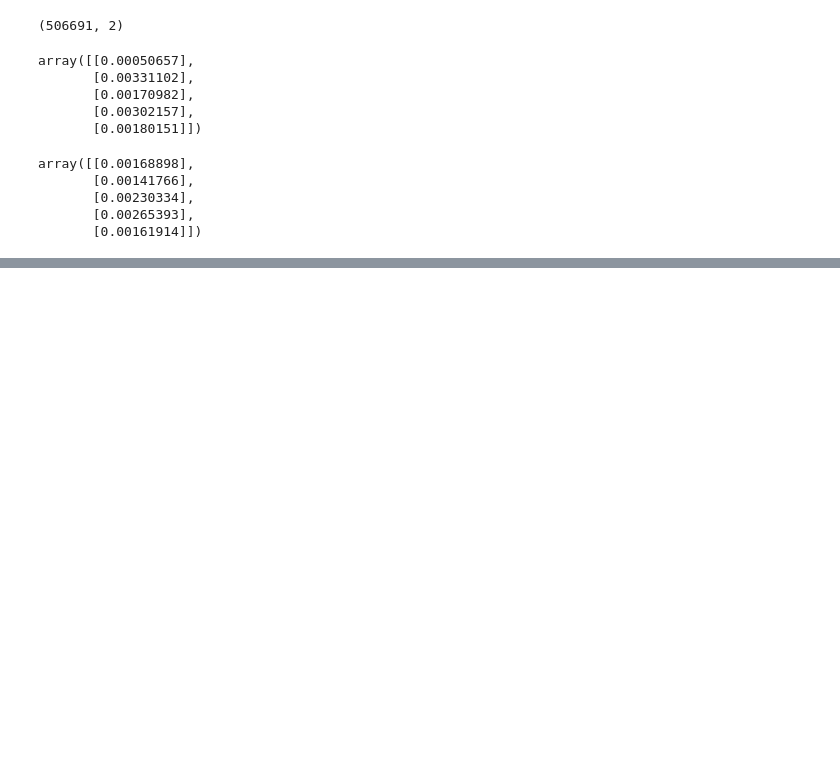
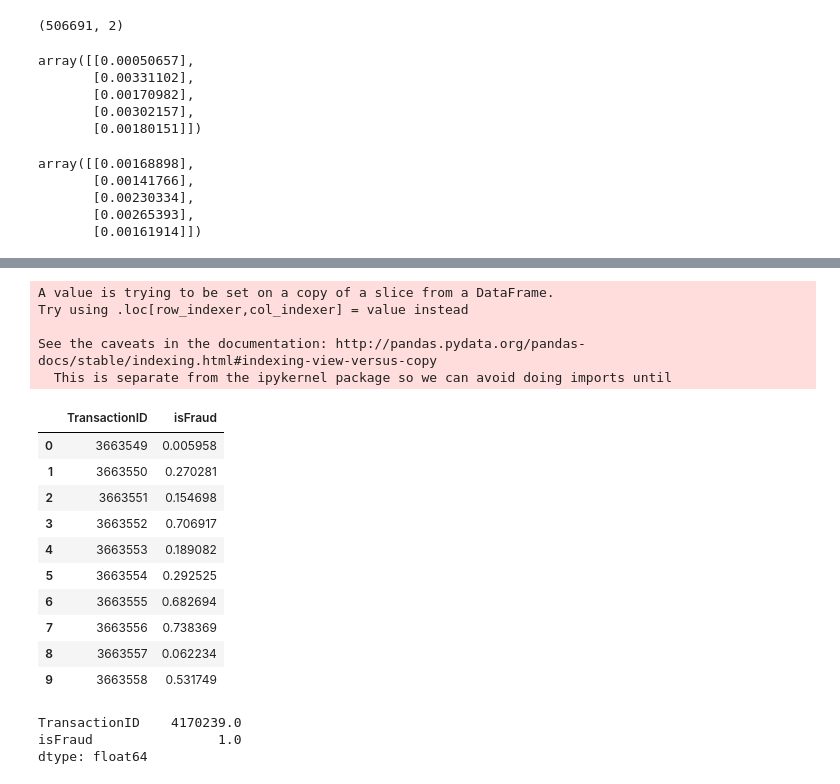
Before and after one commit to rodgomrod/kaggle_ieee_fraud, a Jupyter notebook: ensembler.ipynb, the cells around one changed output, grey strips where cells are left out. Drawn from its saved outputs; the diff is of its cells as text; code cells hidden in the pictures; blank space fills up the shorter version.

```diff
--- a/ensembler.ipynb
+++ b/ensembler.ipynb
@@ -146,0 +208,30 @@ sub.to_csv('submissions/20190831_ensemble_xgb_lgb.csv', sep=',', header=True, in
+# %%
+df_sub['isFraud'] = (df_sub.rank_l + df_sub.rank_c + df_sub.rank_x) / 3
+df_sub_final = df_sub[['TransactionID', 'isFraud']]
+df_sub_final['isFraud'] = df_sub_final.isFraud / df_sub_final.isFraud.max()
+# %% [output]
+A value is trying to be set on a copy of a slice from a DataFrame.
+Try using .loc[row_indexer,col_indexer] = value instead
+
+See the caveats in the documentation: http://pandas.pydata.org/pandas-docs/stable/indexing.html#indexing-view-versus-copy
+  This is separate from the ipykernel package so we can avoid doing imports until
+# %%
+df_sub_final.head(10)
+# %% [output]
+|  | TransactionID | isFraud |
+| 0 | 3663549 | 0.005958 |
+| 1 | 3663550 | 0.270281 |
+| 2 | 3663551 | 0.154698 |
+| 3 | 3663552 | 0.706917 |
+| 4 | 3663553 | 0.189082 |
+| 5 | 3663554 | 0.292525 |
+| 6 | 3663555 | 0.682694 |
+| 7 | 3663556 | 0.738369 |
+| 8 | 3663557 | 0.062234 |
+| 9 | 3663558 | 0.531749 |
+# %%
+df_sub_final.max()
+# %% [output]
+TransactionID    4170239.0
+isFraud                1.0
+dtype: float64
```
Also changed, not shown: parts of 19 cells of this notebook, 6 other files.
